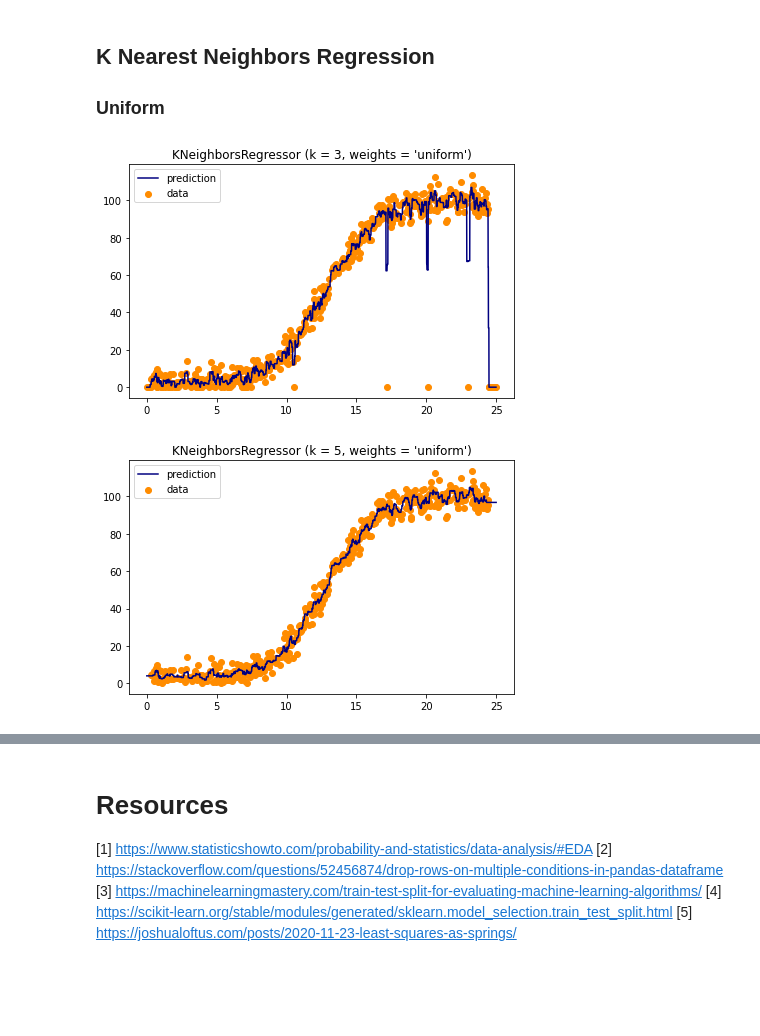
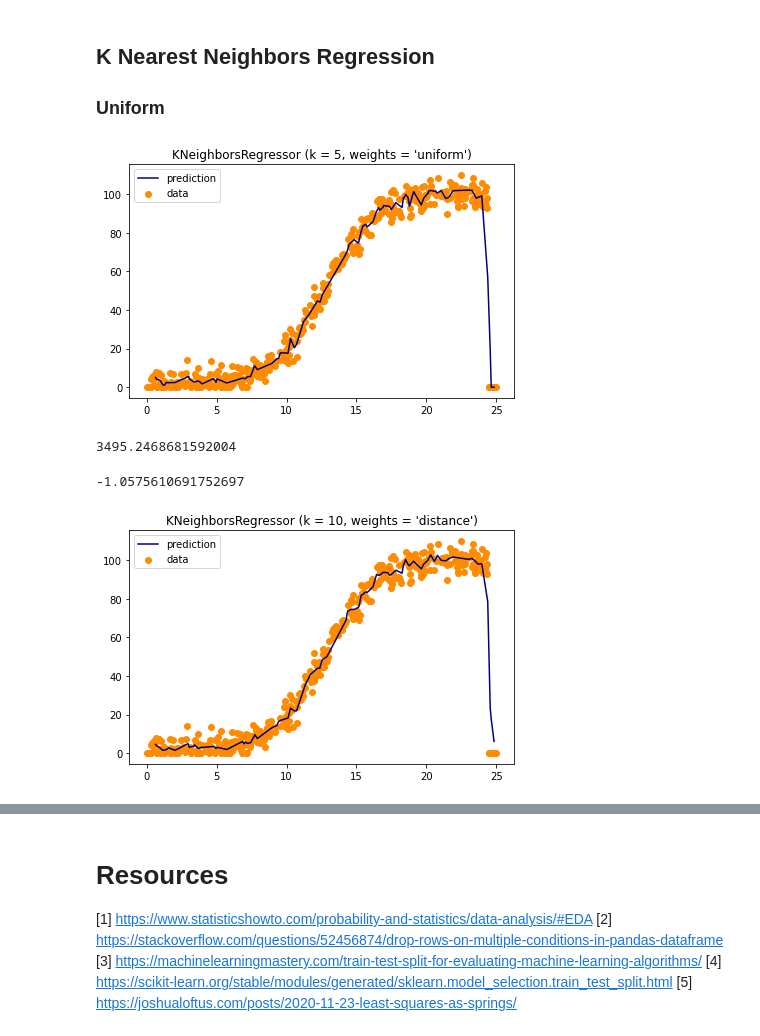
Before and after one commit to OtherBrian/fda-regression_project, a Jupyter notebook: Regression Project.ipynb, the cells around one changed output, grey strips where cells are left out. Drawn from its saved outputs; the diff is of its cells as text; code cells hidden in the pictures; blank space fills up the shorter version.

```diff
--- a/Regression Project.ipynb
+++ b/Regression Project.ipynb
@@ -253,25 +234,29 @@ https://towardsdatascience.com/polynomial-regression-with-scikit-learn-what-you-
 https://towardsdatascience.com/machine-learning-polynomial-regression-with-python-5328e4e8a386
 # %%
 #Getting an error as the linear regression is expecting a 2d array.
-X = np.array(x).reshape(-1, 1)
+X_train = np.array(X_train).reshape(-1, 1)
+y_train = np.array(y_train).reshape(-1, 1)
+
+X_test = np.array(X_test).reshape(-1, 1)
+y_test = np.array(y_test).reshape(-1, 1)
 # %%
 # Fitting Linear Regression to the dataset
 from sklearn.linear_model import LinearRegression
 lin = LinearRegression()
 
-lin.fit(X, y)
+lin.fit(X_train, y_train)
 # %% [output]
 LinearRegression()
 # %%
 # Fitting Polynomial Regression to the dataset
 from sklearn.preprocessing import PolynomialFeatures
 
-poly = PolynomialFeatures(degree = 4)
-X_poly = poly.fit_transform(X)
+poly = PolynomialFeatures(degree = 3)
+X_poly = poly.fit_transform(X_train)
 
-poly.fit(X_poly, y)
+poly.fit(X_poly, y_train)
 lin2 = LinearRegression()
-lin2.fit(X_poly, y)
+lin2.fit(X_poly, y_train)
 # %% [output]
 LinearRegression()
 # %%
@@ -365,17 +309,17 @@ The curve at 3 degrees fits a bit better than before, we its no longer being dra
 from sklearn import tree
 
 clf = tree.DecisionTreeRegressor(max_depth=3)
-clf = clf.fit(X, y)
+clf = clf.fit(X_train, y_train)
 
 # Predict
-X_test = np.arange(0.0, 25.0, 0.01)[:, np.newaxis]
-y_est = clf.predict(X_test)
+#X = np.arange(0.0, 25.0, 0.01)[:, np.newaxis]
+y_est = clf.predict(np.sort(X_test, axis = 0))
 
 # Plot the results
 plt.figure()
-plt.scatter(X, y, s=20, edgecolor="black",
+plt.scatter(X_train, y_train, s=20, edgecolor="black",
             c="darkorange", label="data")
-plt.plot(X_test, y_est, color="cornflowerblue", linewidth=2)
+plt.plot(np.sort(X_test, axis = 0), y_est, color="cornflowerblue", linewidth=2)
 plt.xlabel("data")
 plt.ylabel("target")
 plt.title("Decision Tree Regression")
@@ -447,40 +366,46 @@ tree.plot_tree(clf)
 # %%
 #https://scikit-learn.org/stable/auto_examples/neighbors/plot_regression.html#sphx-glr-auto-examples-neighbors-plot-regression-py
 
 from sklearn import neighbors
 
-n_neighbors = 3
+n_neighbors = 5
 
 knn = neighbors.KNeighborsRegressor(n_neighbors, weights='uniform')
-y_knn = knn.fit(X, y).predict(X_test)
+y_knn = knn.fit(X_train, y_train).predict(np.sort(X_test, axis = 0))
 
-plt.scatter(X, y, color='darkorange', label='data')
-plt.plot(X_test, y_knn, color='navy', label='prediction')
+plt.scatter(X_train, y_train, color='darkorange', label='data')
+plt.plot(np.sort(X_test, axis = 0), y_knn, color='navy', label='prediction')
 plt.axis('tight')
 plt.legend()
 plt.title("KNeighborsRegressor (k = %i, weights = '%s')" % (n_neighbors,
                                                                 'uniform'))
 
 plt.tight_layout()
 plt.show()
 # %% [output]
-[figure, old version]
+[figure, new version]
+# %%
+mean_squared_error(y_test, y_knn)
+# %% [output]
+3495.2468681592004
+# %%
+r2_score(y_test, y_knn)
+# %% [output]
+-1.0575610691752697
 # %%
-#same as above without outliers
+n_neighbors = 10
 
-n_neighbors = 5
+knn = neighbors.KNeighborsRegressor(n_neighbors, weights='distance')
+y_knn = knn.fit(X_train, y_train).predict(np.sort(X_test, axis = 0))
 
-knn = neighbors.KNeighborsRegressor(n_neighbors, weights='uniform')
-y_knn = knn.fit(no_zero_X, no_zero_y).predict(X_test)
-
-plt.scatter(no_zero_X, no_zero_y, color='darkorange', label='data')
-plt.plot(X_test, y_knn, color='navy', label='prediction')
+plt.scatter(X_train, y_train, color='darkorange', label='data')
+plt.plot(np.sort(X_test, axis = 0), y_knn, color='navy', label='prediction')
 plt.axis('tight')
 plt.legend()
 plt.title("KNeighborsRegressor (k = %i, weights = '%s')" % (n_neighbors,
-                                                                'uniform'))
+                                                                'distance'))
 
 plt.tight_layout()
 plt.show()
 # %% [output]
-[figure, old version]
+[figure, new version]
```
Also changed, not shown: parts of 28 cells of this notebook.
